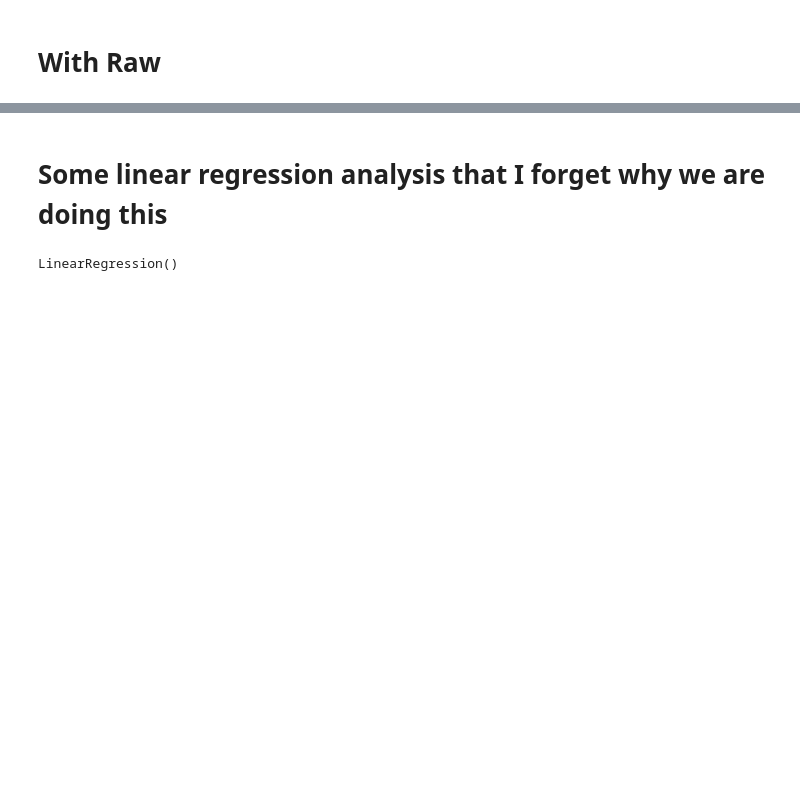
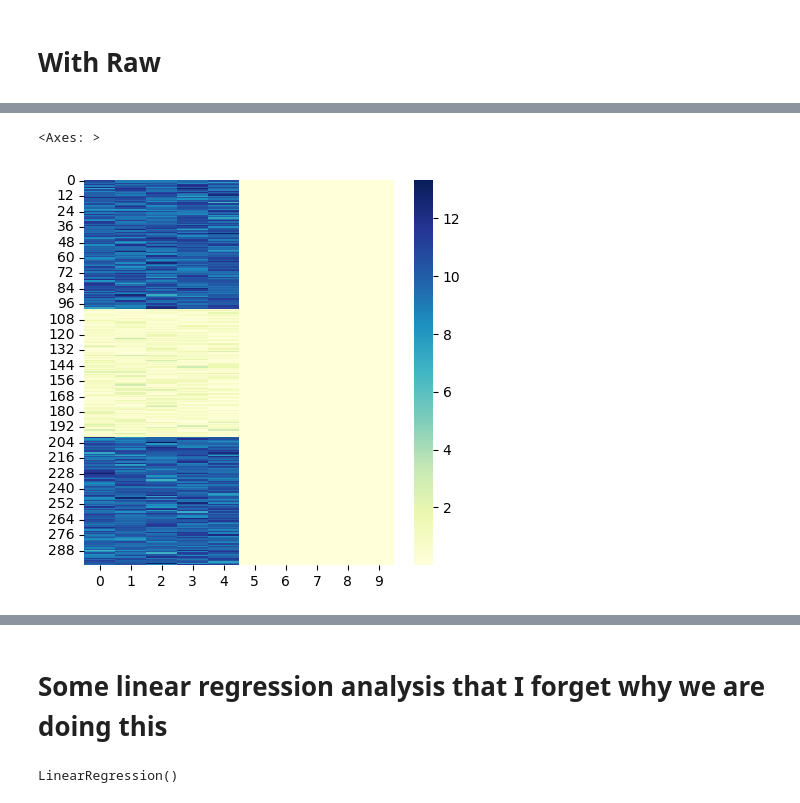
Before and after one commit to zachrewolinski/imodels, a Jupyter notebook: notebooks/covariate_shift_experiments.ipynb, the cells around one changed output, grey strips where cells are left out. Drawn from its saved outputs; the diff is of its cells as text; code cells hidden in the pictures; blank space fills up the shorter version.

```diff
--- a/notebooks/covariate_shift_experiments.ipynb
+++ b/notebooks/covariate_shift_experiments.ipynb
@@ -384,0 +415,11 @@ sns.heatmap(shap_val, cmap="YlGnBu")
+# %%
+rf_plus_model = RandomForestPlusRegressor(rf_model=rf_regressor, include_raw=True)
+rf_plus_model.fit(X, y)
+# %%
+mdi_plus_scores = rf_plus_model.get_mdi_plus_scores(X, y, lfi=True,
+                                                    lfi_abs = "inside")
+plt.figure(figsize=(5, 5))
+sns.heatmap(mdi_plus_scores["lfi"], cmap="YlGnBu")
+# %% [output]
+<Axes: >
+[figure, added]
```
Also changed, not shown: parts of 37 cells of this notebook.
